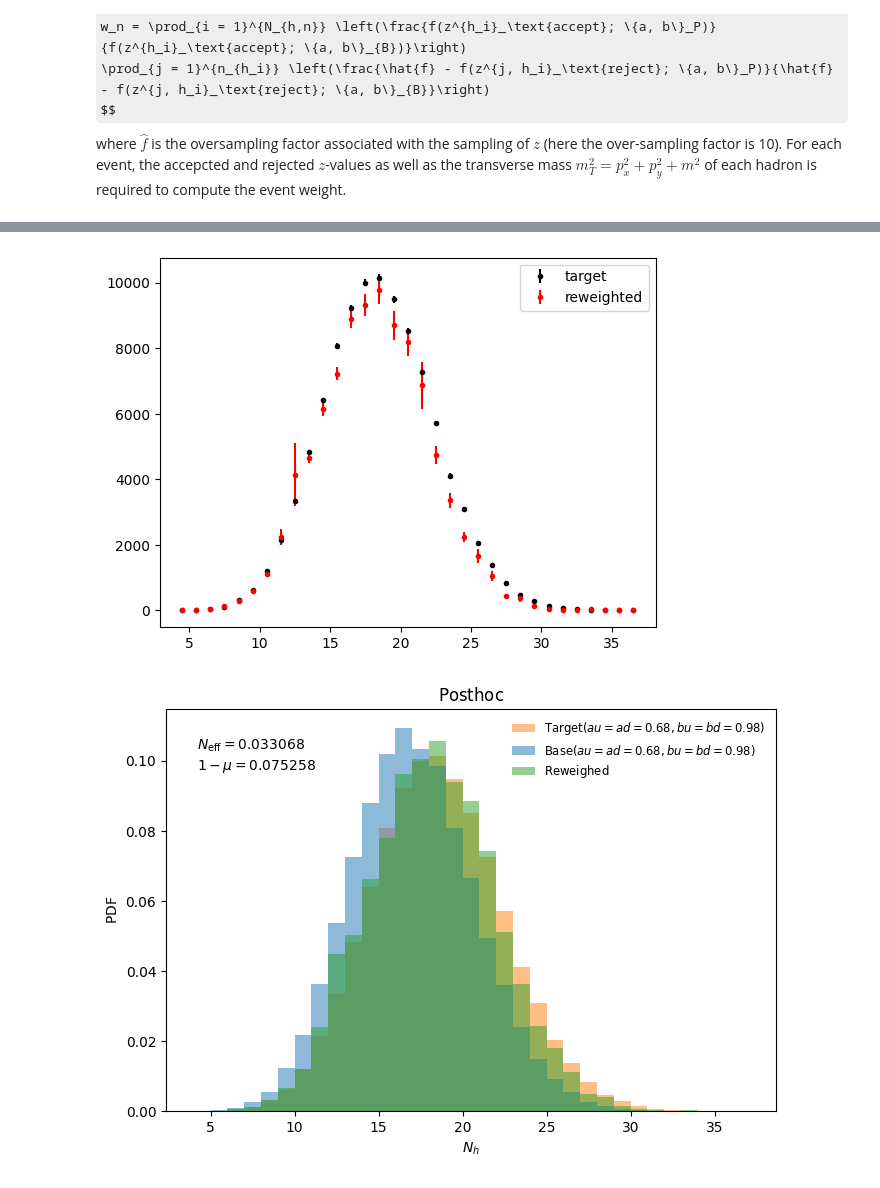
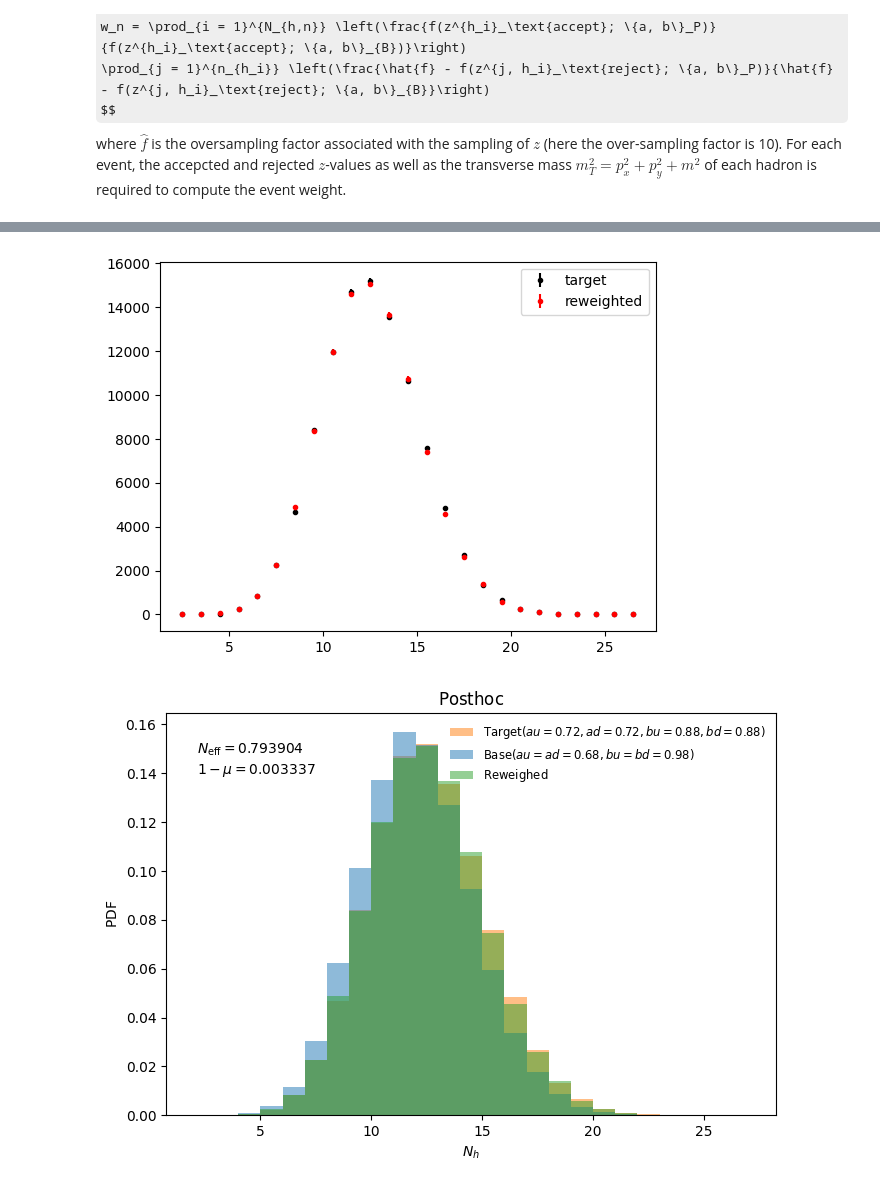
Before and after one commit to tonymenzo/RSA, a Jupyter notebook: data/RSA_nD_data_reweighting_example_temp.ipynb, the cells around one changed output, grey strips where cells are left out. Saved outputs shown, nothing was run; the diff lists cells and outputs as text; code cells hidden in the pictures; some formulas as TeX source.

```diff
--- a/data/RSA_nD_data_reweighting_example_temp.ipynb
+++ b/data/RSA_nD_data_reweighting_example_temp.ipynb
@@ -106,0 +119,23 @@ fig.tight_layout()
+# %%
+# with open("/pscratch/sd/l/ljpuslar/RSA/RSA/data/files/pythia_particles.json", "r") as f:
+#     loaded_particles = json.load(f)
+
+# ids_old = pgun_accept_reject_base[:,:,0][pgun_accept_reject_base[:,:,0] > 0.0]
+ids_new = np.abs(pgun_accept_reject_base[:,:,1][pgun_accept_reject_base[:,:,3] > 0.0])
+
+# print(ids_old.shape)
+particles, counts = np.unique(ids_new, return_counts=True)
+len_par = len(particles)
+fig, ax = plt.subplots(len_par,1,figsize=(5,len_par*5))
+for i,p in enumerate(particles):
+
+    # Histrogram accepted z-values across all events
+    mask_nonzero = pgun_accept_reject_target[:,:,3] > 0.0
+
+    ax[i].hist(pgun_accept_reject_target[:,:,3][pgun_accept_reject_target[:,:,1] == p], 100, alpha = 0.5, density = True, label = r"$\mathrm{Base}$")
+    ax[i].hist(pgun_accept_reject_base[:,:,3][pgun_accept_reject_base[:,:,1] == p], 100, alpha = 0.5, density = True, label = r"$\mathrm{Target}$")
+    ax[i].set_title(p)
+    ax[i].set_xlabel(r'$z_{\mathrm{accept}}$')
+    ax[i].set_ylabel(r'$\mathrm{Density}$')
+    ax[i].legend(frameon = False)
+    fig.tight_layout()
@@ -153,3 +351,8 @@ fig.tight_layout()
+# %%
+Nevent = 100000
+# Collect multiplicity data
+mult_base = np.array([len(pgun_hadrons_base[i,:][np.abs(pgun_hadrons_base[i,:,0]) > 0.0]) for i in range(Nevent)])
+mult_target = np.array([len(pgun_hadrons_target[i,:][np.abs(pgun_hadrons_target[i,:,0]) > 0.0]) for i in range(Nevent)])
 # %% [markdown]
 The reweighting module computes a weight array, given the base $B$ and perturbed $P$ parameterizations, according to
 $$
@@ -482,10 +685,10 @@ params_base = {'a0': torch.tensor(0.0), 'b0': torch.tensor(0.0),
 aLund_target = 0.68
 bLund_target = 0.98
 
-aLundU_alt = aLund_target
-aLundD_alt = aLund_target + 0.15
-bLundU_alt = bLund_target
-bLundD_alt = bLund_target - 0.3
+aLundU_alt = aLund_target + 0.04
+aLundD_alt = aLund_target + 0.04
+bLundU_alt = bLund_target - 0.1
+bLundD_alt = bLund_target - 0.1
 
 # aLundU_alt = 0.76
 # aLundD_alt = 0.76
@@ -634,36 +839,41 @@ plt.errorbar(bin_centers_target, hist_wbase, yerr=errors_model, fmt=".", color="
 #, yerr=errors_model, fmt=".", color="blue", label="Error Bars")
 plt.legend()
 
 
 # Check the reweighed multiplicity historgram
 fig, ax = plt.subplots(1,1,figsize=(7,5))
 
-ax.hist(mult_target[0:nevents], bins = bins, alpha = 0.5, label = r"$\mathrm{Target}$"+ rf"$(au = ad = {aLundU_alt}, bu = bd = {bLundU_alt})$", color = 'tab:orange', density = True)
+# ax.hist(mult_target[0:nevents], bins = bins, alpha = 0.5, label = r"$\mathrm{Target}$"+ rf"$(au = {aLundU_alt:.}, ad = {aLundD_alt}, bu = {bLundU_alt}, bd = {bLundD_alt})$", color = 'tab:orange', density = True)
+ax.hist(mult_target[0:nevents], bins=bins, alpha=0.5,
+        label=rf"$\mathrm{{Target}}$" +
+              rf"$(au = {aLundU_alt:.2f}, ad = {aLundD_alt:.2f}, " +
+              rf"bu = {bLundU_alt:.2f}, bd = {bLundD_alt:.2f})$",
+        color='tab:orange', density=True)
 ax.hist(mult_base[0:nevents], bins = bins, alpha = 0.5, label = r'$\mathrm{Base}$' + rf'$(au = ad = {aLund}, bu = bd = {bLund})$', color = 'tab:blue', density = True)
 ax.hist(mult_base[0:nevents], bins = bins, weights = weights_loaded, alpha = 0.5, label = r"$\mathrm{Reweighed}$", color = 'tab:green', density = True)
 
 # ax.errorbar(bin_centers_target, hist_vals_target, yerr=errors_target, fmt=".", color="black", label="Error Bars")
 
 
 # Place the rewighting metrics on the upper left corner of the figure
 ax.text(0.05, 0.9, rf'$N_{{\mathrm{{eff}}}} = {Neff:3f}$', fontsize = 10, transform = ax.transAxes)
 ax.text(0.05, 0.85, rf'$1 - \mu = {one_minus_mu:3f}$', fontsize = 10, transform = ax.transAxes)
 
 #ax.text(1.0, 0.10, rf'$N_{{\mathrm{{eff}}}} = {Neff:3f}$', fontsize = 10)
 #ax.text(1.0, 0.10, rf'$N_{{\mathrm{{eff}}}} = {Neff:3f}$', fontsize = 10)
 #ax.text(1.0, 0.095, rf'$1 - \mu = {one_minus_mu:3f}$', fontsize = 10)
 
 ax.set_xlabel(r'$N_h$')
 ax.set_ylabel(r'$\mathrm{PDF}$')
 ax.legend(frameon = False, fontsize = 'small')
 ax.set_title(r'$\mathrm{Posthoc}$')
 fig.tight_layout()
 
 # print(hist_vals)
 # print(hist_vals_target)
 # %% [output]
-[figure, old version]
+[figure, new version]
-[figure, old version]
+[figure, new version]
 # %%
 # Check the distribution of weights (Target v1)
 fig, ax = plt.subplots(1,1,figsize=(6,5))
```
Also changed, not shown: parts of 15 cells of this notebook, 6 other files.
